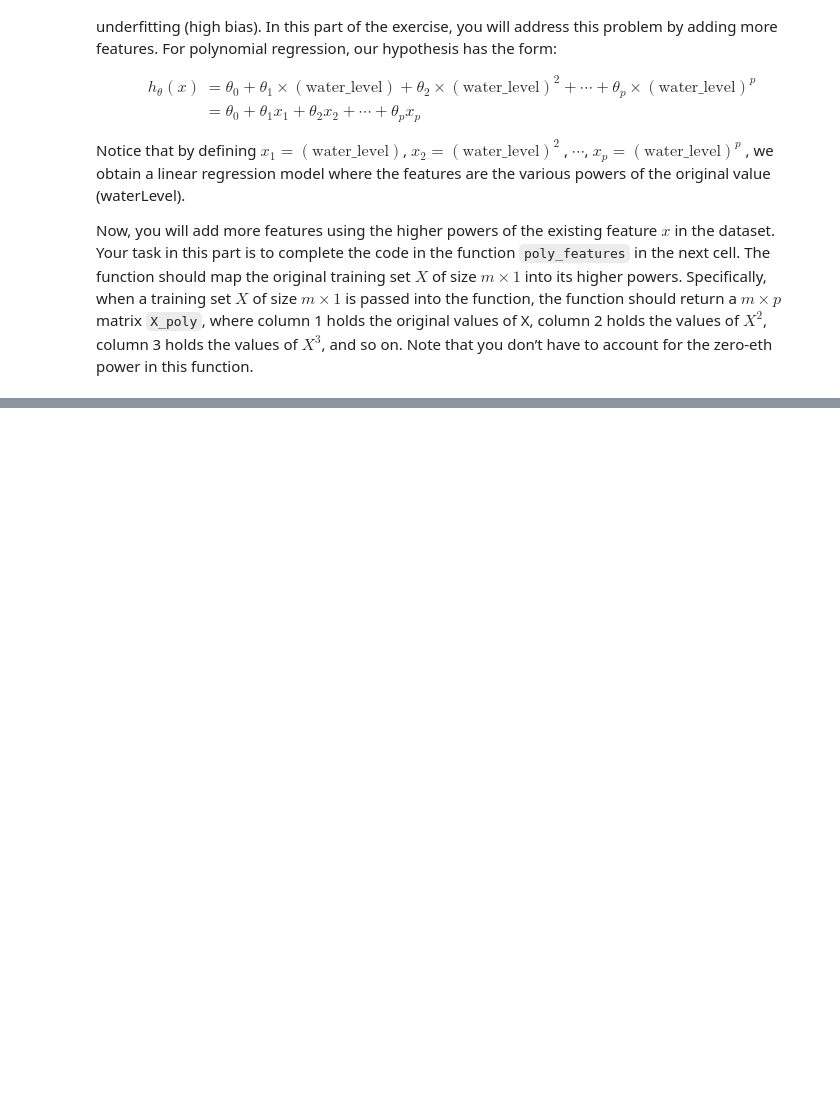
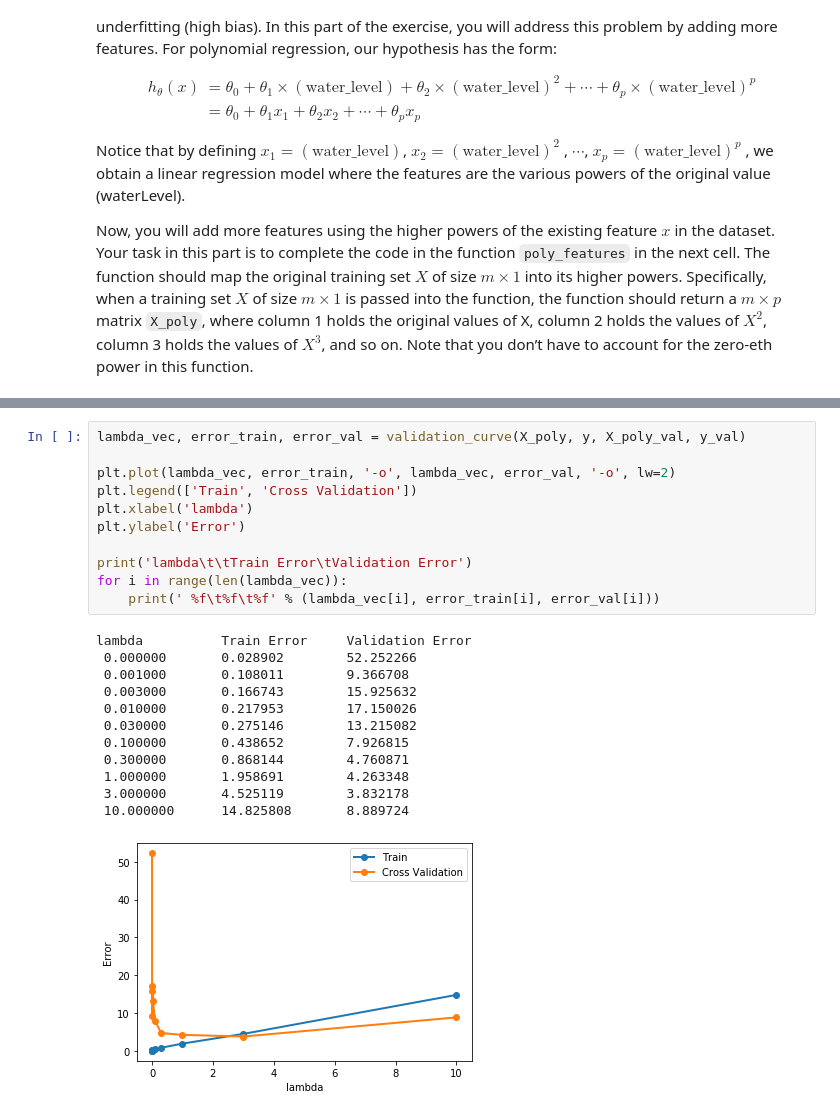
Before and after one commit to SoroushGhaderi/Machine_Learning_Andrew_Ng_exercises_with_Python, a Jupyter notebook: Untitled Folder/Regularized Linear Regression and Bias vs Variance.ipynb, the cells around one changed output, grey strips where cells are left out. Drawn from its saved outputs; the diff is of its cells as text; blank space fills up the shorter version.

```diff
--- a/Untitled Folder/Regularized Linear Regression and Bias vs Variance.ipynb
+++ b/Untitled Folder/Regularized Linear Regression and Bias vs Variance.ipynb
@@ -366,0 +675,24 @@ Now, you will add more features using the higher powers of the existing feature
+# %%
+lambda_vec, error_train, error_val = validation_curve(X_poly, y, X_poly_val, y_val)
+
+plt.plot(lambda_vec, error_train, '-o', lambda_vec, error_val, '-o', lw=2)
+plt.legend(['Train', 'Cross Validation'])
+plt.xlabel('lambda')
+plt.ylabel('Error')
+
+print('lambda\t\tTrain Error\tValidation Error')
+for i in range(len(lambda_vec)):
+    print(' %f\t%f\t%f' % (lambda_vec[i], error_train[i], error_val[i]))
+# %% [output]
+lambda          Train Error     Validation Error
+ 0.000000       0.028902        52.252266
+ 0.001000       0.108011        9.366708
+ 0.003000       0.166743        15.925632
+ 0.010000       0.217953        17.150026
+ 0.030000       0.275146        13.215082
+ 0.100000       0.438652        7.926815
+ 0.300000       0.868144        4.760871
+ 1.000000       1.958691        4.263348
+ 3.000000       4.525119        3.832178
+ 10.000000      14.825808       8.889724
+[figure, added]
```
Also changed, not shown: parts of 12 cells of this notebook.
